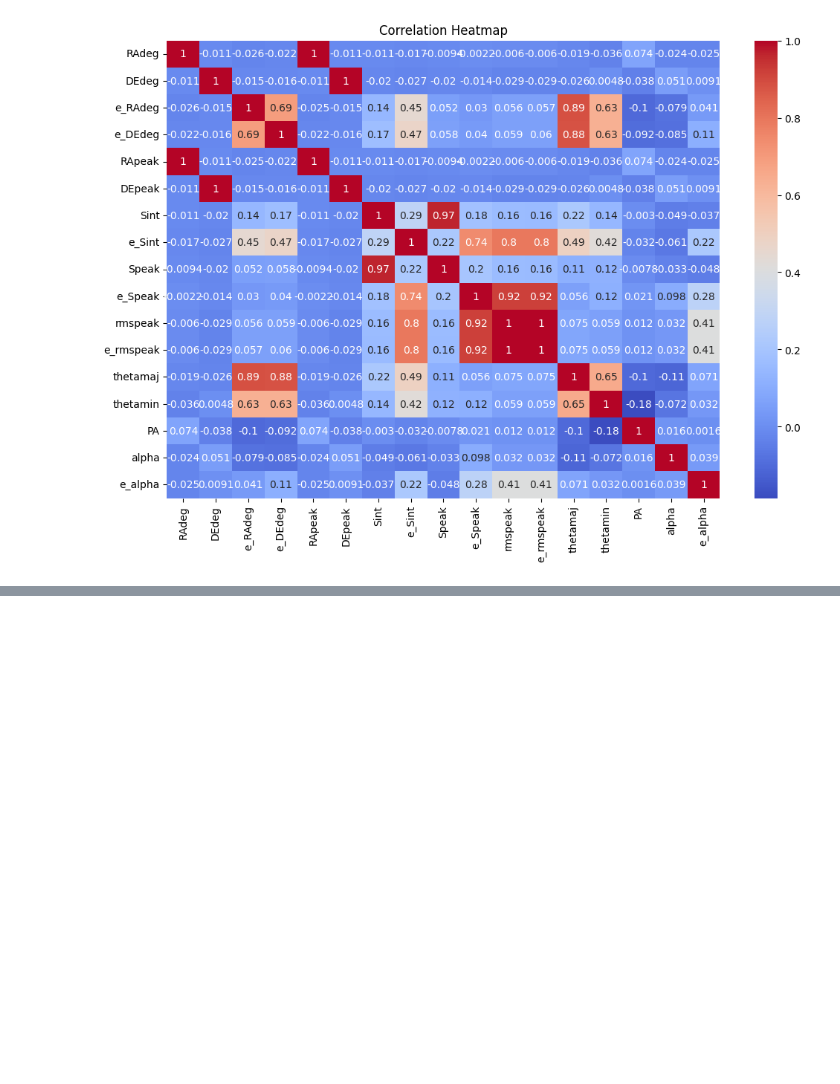
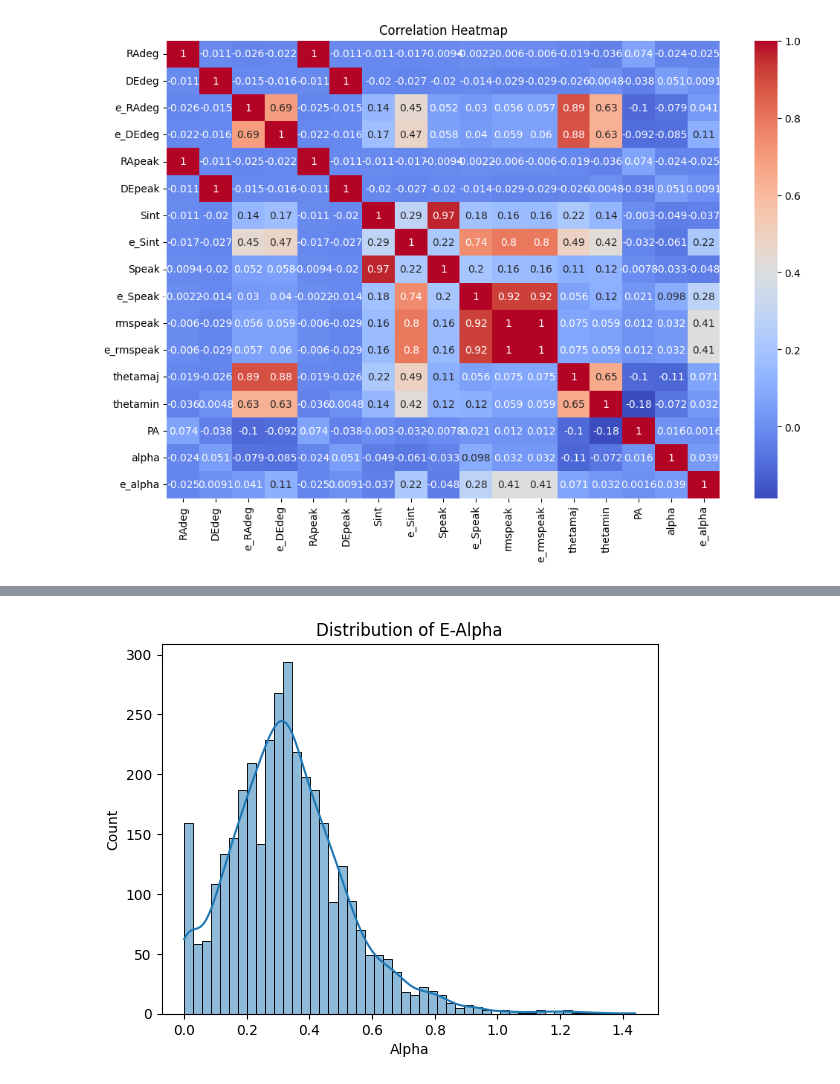
Before and after one commit to sasukeurahara/VLAimaging, a Jupyter notebook: notebooks/datacleaning.ipynb, the cells around one changed output, grey strips where cells are left out. Drawn from its saved outputs; the diff is of its cells as text; code cells hidden in the pictures; blank space fills up the shorter version.

```diff
--- a/notebooks/datacleaning.ipynb
+++ b/notebooks/datacleaning.ipynb
@@ -174,0 +234,8 @@ plt.show()
+# %%
+sns.histplot(df1['e_alpha'], bins=50, kde=True)
+plt.title("Distribution of E-Alpha")
+plt.xlabel("Alpha")
+plt.ylabel("Count")
+plt.show()
+# %% [output]
+[figure, added]
```
Also changed, not shown: parts of 6 cells of this notebook, 2 other files.
